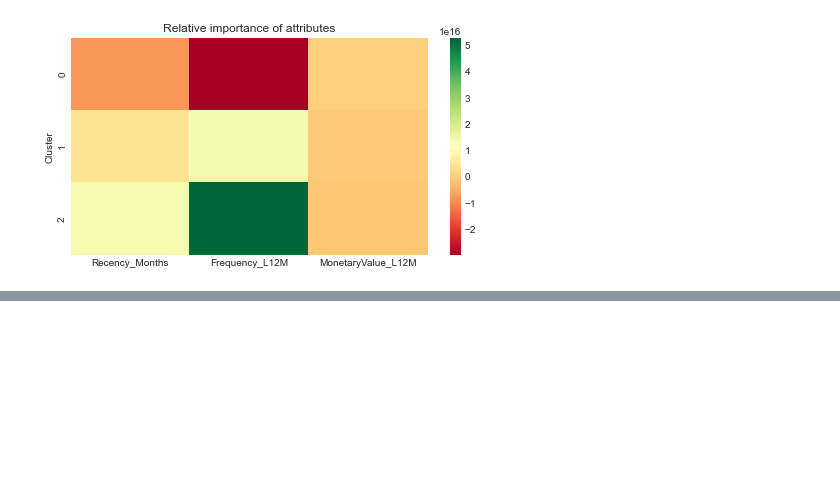
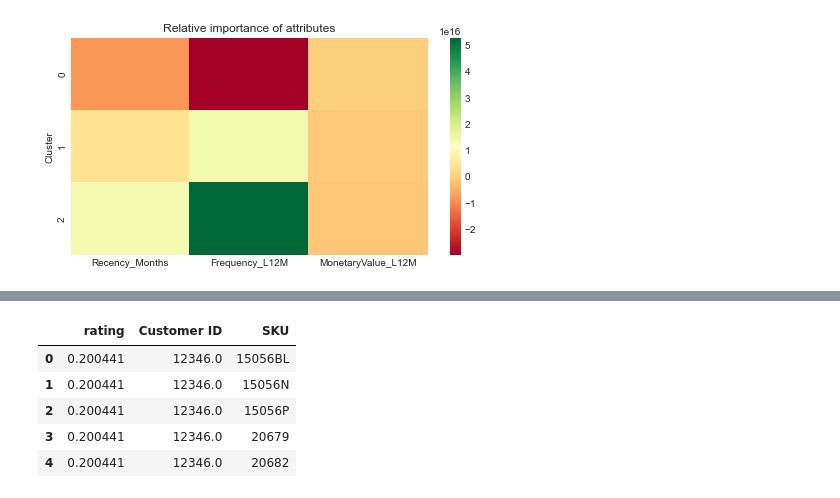
Before and after one commit to ga-tardochisalles/online-retail-customer-segregation, a Jupyter notebook: Cohort_RFM_KMeans_Customer_Analysis.ipynb, the cells around one changed output, grey strips where cells are left out. Saved outputs shown, nothing was run; the diff lists cells and outputs as text; code cells hidden in the pictures; blank space fills up the shorter version.

```diff
--- a/Cohort_RFM_KMeans_Customer_Analysis.ipynb
+++ b/Cohort_RFM_KMeans_Customer_Analysis.ipynb
@@ -402,0 +468,19 @@ plt.show()
+# %%
+def scale(delta, max_delta):
+    X_std = (delta - max_delta) / (0 - max_delta)
+    X_scaled = X_std * (1 - 0) + 0
+    return X_scaled
+# %%
+df_201103['rating'] = df_201103['InvoiceDate'].apply(lambda x: scale((df_201103_max_date - x.date()).days, df_201103_max_delta))
+df_201104['rating'] = df_201104['InvoiceDate'].apply(lambda x: scale((df_201104_max_date - x.date()).days, df_201104_max_delta))
+df_201105['rating'] = df_201105['InvoiceDate'].apply(lambda x: scale((df_201105_max_date - x.date()).days, df_201105_max_delta))
+# %%
+def norm_product_score(col_values):
+    print(len(col_values))
+    input()
+    #print(StandardScaler().fit_transform(col_values.values.reshape(-1, 1)))
+    #     return col_values.values[0] if len(col_values) <= 1 else .values[0]
+    #return pd.Series(StandardScaler().fit_transform(col_values), index=['Rating'])
+
+by_customer_201103 = df_201103.groupby('Customer_Product_Key', as_index=False)['rating'].agg('sum')
+by_customer_201103.head()
@@ -402,0 +494,12 @@ plt.show()
+# %%
+by_customer_201103[['Customer ID','SKU']] = by_customer_201103.Customer_Product_Key.str.split("_",expand=True)
+by_customer_201103 = by_customer_201103.drop(columns=['Customer_Product_Key'])
+# %%
+by_customer_201103.head()
+# %% [output]
+|  | rating | Customer ID | SKU |
+| 0 | 0.200441 | 12346.0 | 15056BL |
+| 1 | 0.200441 | 12346.0 | 15056N |
+| 2 | 0.200441 | 12346.0 | 15056P |
+| 3 | 0.200441 | 12346.0 | 20679 |
+| 4 | 0.200441 | 12346.0 | 20682 |
```
Also changed, not shown: parts of 11 cells of this notebook.
